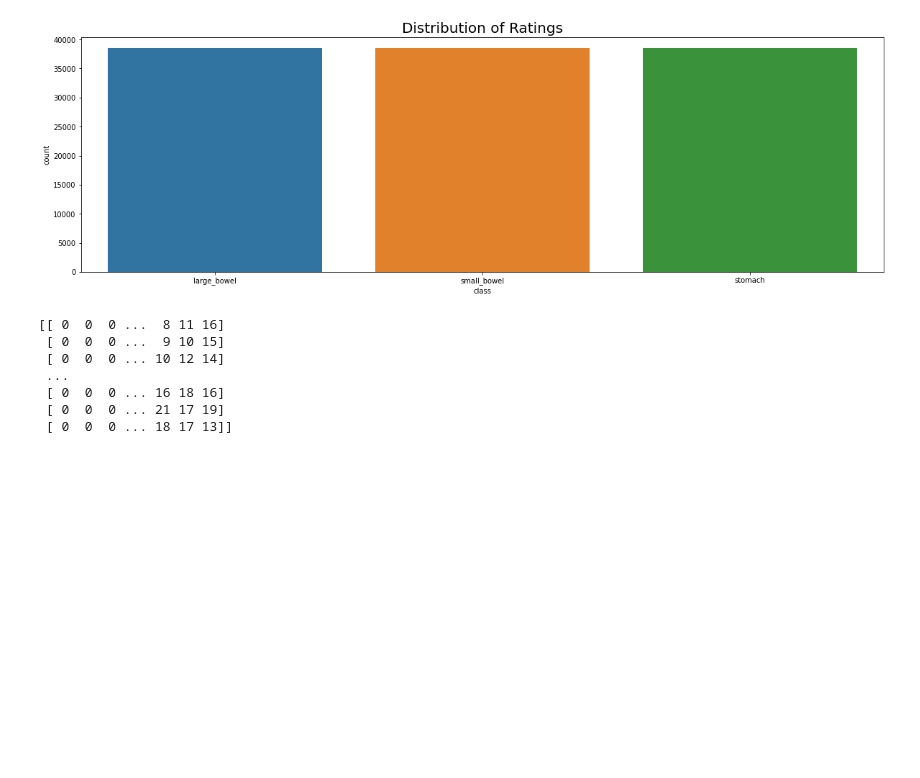
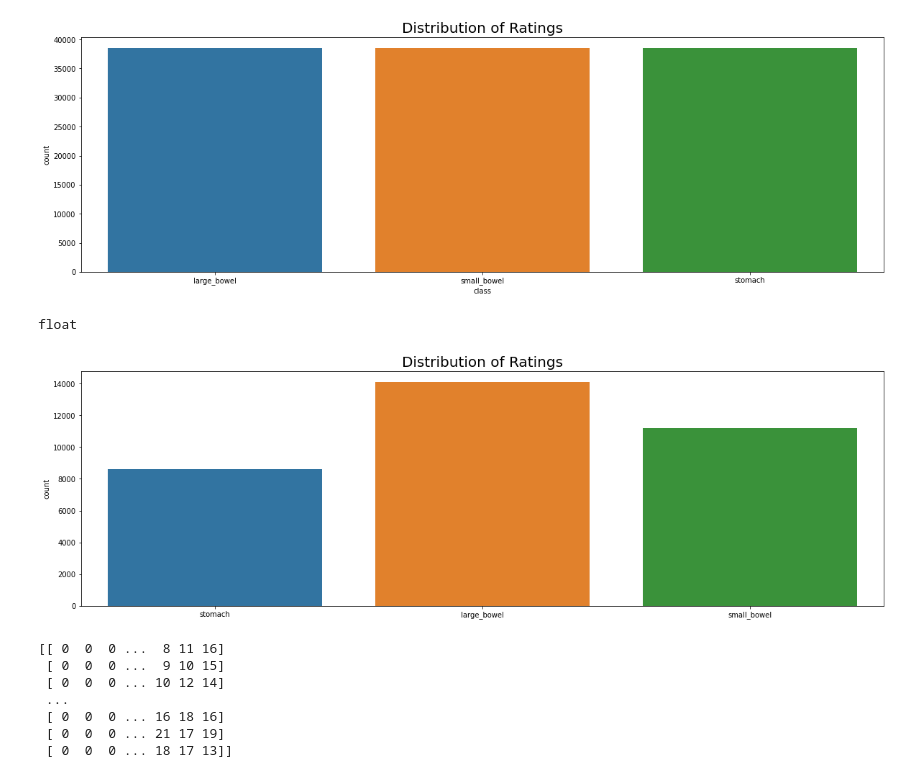
Before and after one commit to p3p31v/UW-Madison-GI, a Jupyter notebook: uw-madison-gi-track-data-analysis.ipynb, the cells around one changed output. Saved outputs shown, nothing was run; the diff lists cells and outputs as text; code cells hidden in the pictures; blank space fills up the shorter version.

```diff
--- a/uw-madison-gi-track-data-analysis.ipynb
+++ b/uw-madison-gi-track-data-analysis.ipynb
@@ -62,6 +63,26 @@ plt.title("Distribution of Ratings", fontsize=20)
 plt.show()
 # %% [output]
 [figure]
+# %%
+type(df_train['segmentation'][0])
+# %% [output]
+float
+# %%
+clase = []
+for i in range(len(df_train)):
+    try:
+        math.isnan(df_train['segmentation'][i])
+    except:
+        clase.append(df_train['class'][i])
+# %%
+plt.figure(figsize=(20, 6))
+
+sns.countplot(clase)
+plt.title("Distribution of Ratings", fontsize=20)
+
+plt.show()
+# %% [output]
+[figure, added]
 # %%
 directory = '../input/uw-madison-gi-tract-image-segmentation/train/case101/case101_day20/scans/slice_0001_266_266_1.50_1.50.png'
 # %%
```
Also changed, not shown: parts of 2 cells of this notebook.
